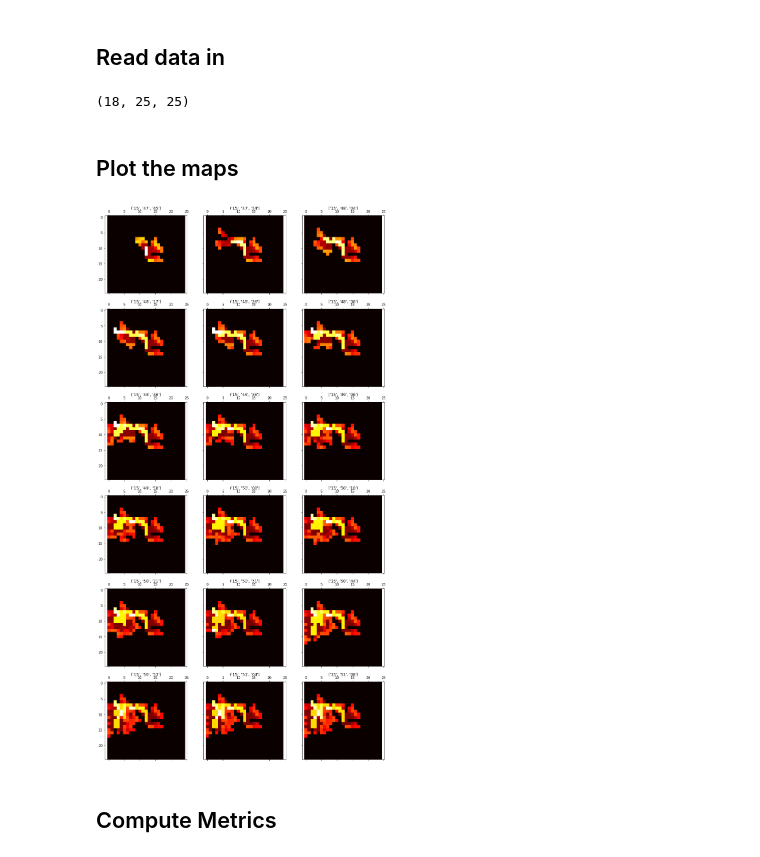
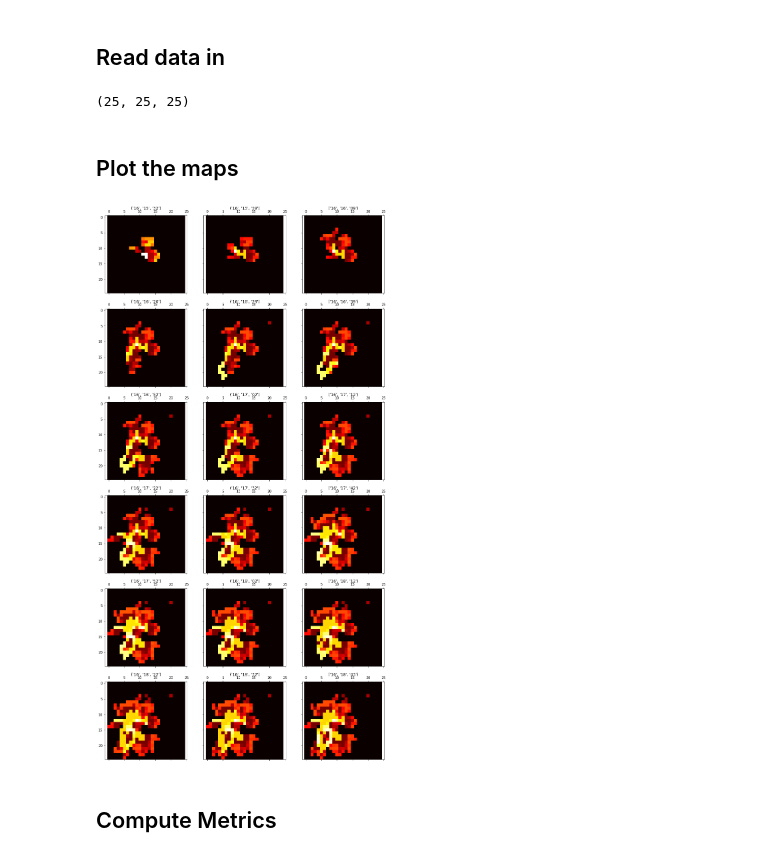
Before and after one commit to mhl787156/RomiExperiments, a Jupyter notebook: scripts/analyseData.ipynb, the cells around one changed output. Cells and saved outputs as stored; diff of their text form; code cells hidden in the pictures.

```diff
--- a/scripts/analyseData.ipynb
+++ b/scripts/analyseData.ipynb
@@ -46,7 +46,8 @@ array([[ 0,  0,  0,  0,  0,  0,  0,  0,  0,  0,  0,  0,  0,  0,  0,  0,  0,
 datapath = os.path.join('..', 'data')
 datafolders = os.listdir(datapath)
 # %%
-currdatapath = os.path.join(datapath, datafolders[0]) # <- just read in one set
+
+currdatapath = os.path.join(datapath, datafolders[3]) # <- just read in one set
 datafiles = os.listdir(currdatapath)
 mapfile = os.path.join(currdatapath, 'map.map')
 
@@ -59,30 +60,37 @@ with open(mapfile, 'r') as file:
             if mapname == 'HumanMap':
                 continue
             times.append((h , m, s))
+            readsuccess = True
             mp = []
             for i in range(25):
                 matline = file.readline()
                 matline = matline.replace('!', '-')
-                mp.append(np.array(matline.split(), dtype=np.int32))
-
-            mp = np.array(mp)
-            mapstime.append(mp)
-mapstime = np.array(mapstime)
+                try:
+                    mp.append(np.array(matline.split(), dtype=np.int32))
+                except ValueError:
+                    readsuccess = False
+            if readsuccess:
+                mp = np.array(mp)
+                mapstime.append(mp)
+mapstime = np.array(mapstime)[1:]
 # %%
 mapstime.shape
 # %% [output]
-(18, 25, 25)
+(25, 25, 25)
 # %% [markdown]
 ## Plot the maps
 # %%
 fig, ax = plt.subplots(6,3 , sharex='col', sharey='row', figsize=(15, 30))
 for i in range(6):
     for j in range(3):
-        ax[i, j].set_title(str(times[i*3 + j]))
-        ax[i, j].matshow(mapstime[i*3 + j], cmap='hot', interpolation='none')
+        try:
+            ax[i, j].set_title(str(times[i*3 + j]))
+            ax[i, j].matshow(mapstime[i*3 + j], cmap='hot', interpolation='none')
+        except IndexError:
+            continue
 plt.show()
 # %% [output]
-[figure, old version]
+[figure, new version]
 # %% [markdown]
 ## Compute Metrics
 # %% [markdown]
```
Also changed, not shown: parts of 12 cells of this notebook, 4 other files.
